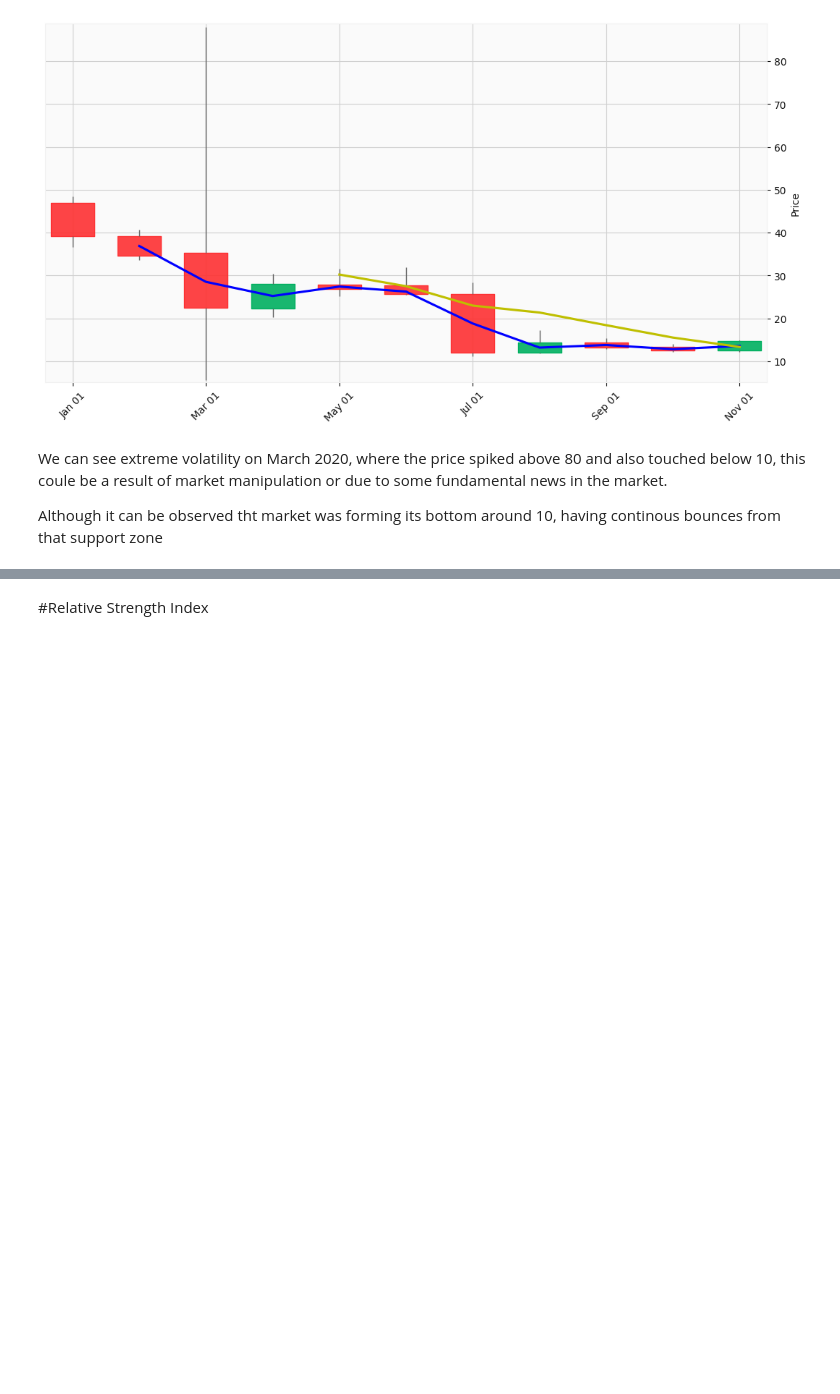
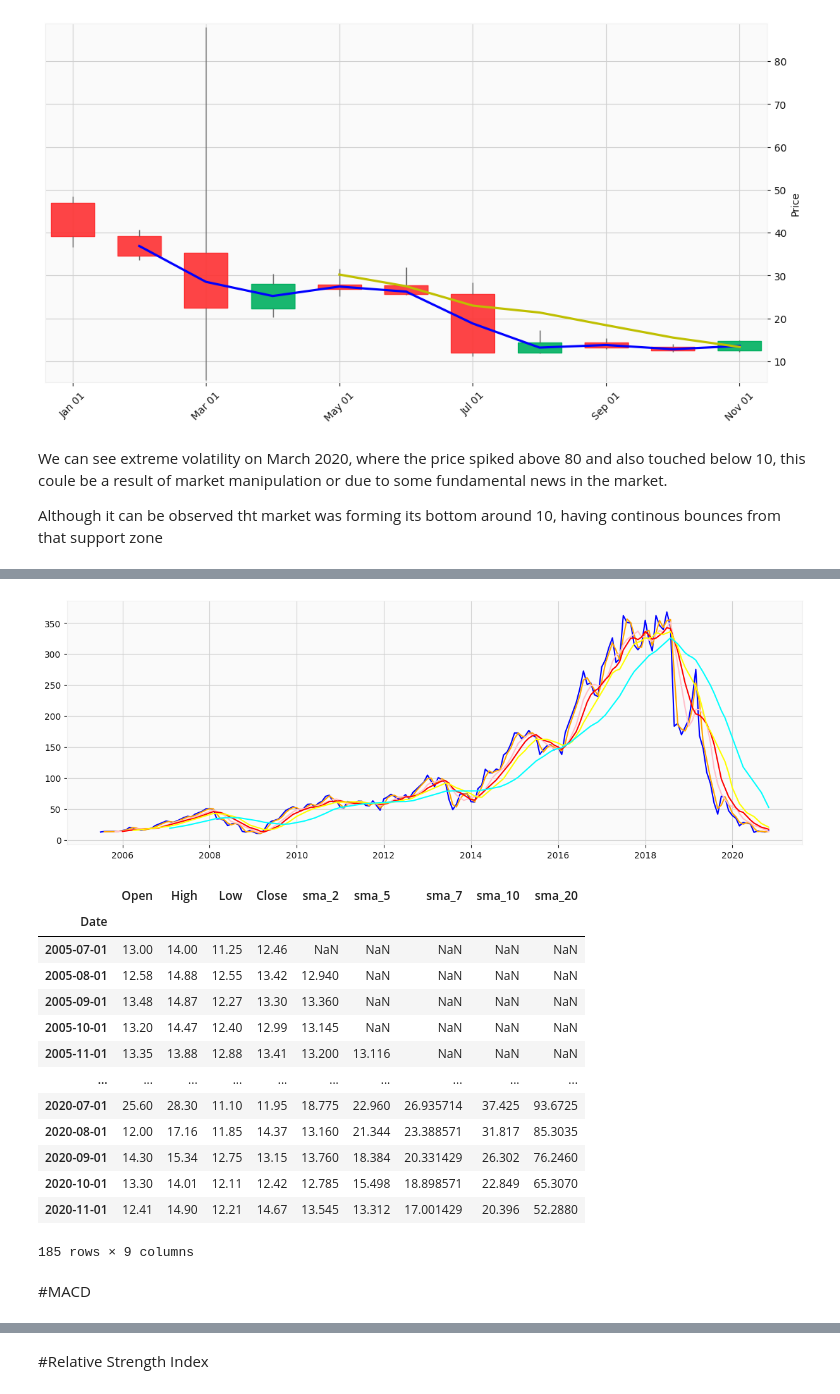
Before and after one commit to Mihirgupta2001/Regression---Capstone-Project, a Jupyter notebook: Regresssion_Capstone_project.ipynb, the cells around one changed output, grey strips where cells are left out. Cells and saved outputs as stored; diff of their text form; code cells hidden in the pictures; blank space fills up the shorter version.

```diff
--- a/Regresssion_Capstone_project.ipynb
+++ b/Regresssion_Capstone_project.ipynb
@@ -166,0 +198,37 @@ Although it can be observed tht market was forming its bottom around 10, having
+# %%
+#making columns of different possible moving averages
+df['sma_2'] = df['Close'].rolling(2).mean()
+df['sma_5'] = df['Close'].rolling(5).mean()
+df['sma_7'] = df['Close'].rolling(7).mean()
+df['sma_10'] = df['Close'].rolling(10).mean()
+df['sma_20'] = df['Close'].rolling(20).mean()
+
+
+#Visualizing with different moving averages
+plt.figure(figsize=(15,5))
+plt.plot(df['Close'],color='blue')
+plt.plot(df['sma_2'],color='orange')
+plt.plot(df['sma_5'],color='pink')
+plt.plot(df['sma_7'],color='red')
+plt.plot(df['sma_10'],color='yellow')
+plt.plot(df['sma_20'],color='cyan')
+plt.show()
+display(df)
+# %% [output]
+[figure, added]
+|  | Open | High | Low | Close | sma_2 | sma_5 | sma_7 | sma_10 | sma_20 |
+| Date |  |  |  |  |  |  |  |  |  |
+| 2005-07-01 | 13.00 | 14.00 | 11.25 | 12.46 | NaN | NaN | NaN | NaN | NaN |
+| 2005-08-01 | 12.58 | 14.88 | 12.55 | 13.42 | 12.940 | NaN | NaN | NaN | NaN |
+| 2005-09-01 | 13.48 | 14.87 | 12.27 | 13.30 | 13.360 | NaN | NaN | NaN | NaN |
+| 2005-10-01 | 13.20 | 14.47 | 12.40 | 12.99 | 13.145 | NaN | NaN | NaN | NaN |
+| 2005-11-01 | 13.35 | 13.88 | 12.88 | 13.41 | 13.200 | 13.116 | NaN | NaN | NaN |
+| ... | ... | ... | ... | ... | ... | ... | ... | ... | ... |
+| 2020-07-01 | 25.60 | 28.30 | 11.10 | 11.95 | 18.775 | 22.960 | 26.935714 | 37.425 | 93.6725 |
+| 2020-08-01 | 12.00 | 17.16 | 11.85 | 14.37 | 13.160 | 21.344 | 23.388571 | 31.817 | 85.3035 |
+| 2020-09-01 | 14.30 | 15.34 | 12.75 | 13.15 | 13.760 | 18.384 | 20.331429 | 26.302 | 76.2460 |
+| 2020-10-01 | 13.30 | 14.01 | 12.11 | 12.42 | 12.785 | 15.498 | 18.898571 | 22.849 | 65.3070 |
+| 2020-11-01 | 12.41 | 14.90 | 12.21 | 14.67 | 13.545 | 13.312 | 17.001429 | 20.396 | 52.2880 |
+185 rows × 9 columns
+# %% [markdown]
+#MACD
```
Also changed, not shown: parts of 24 cells of this notebook.
